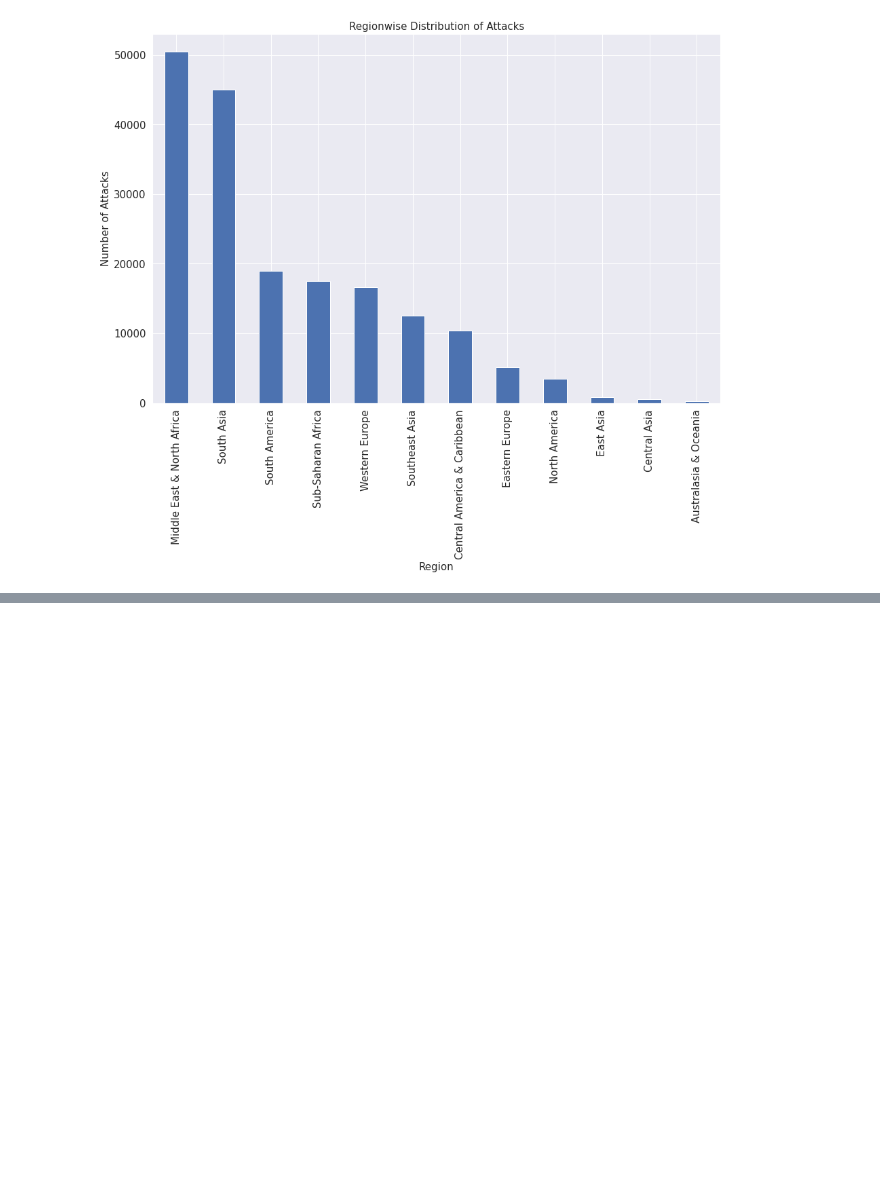
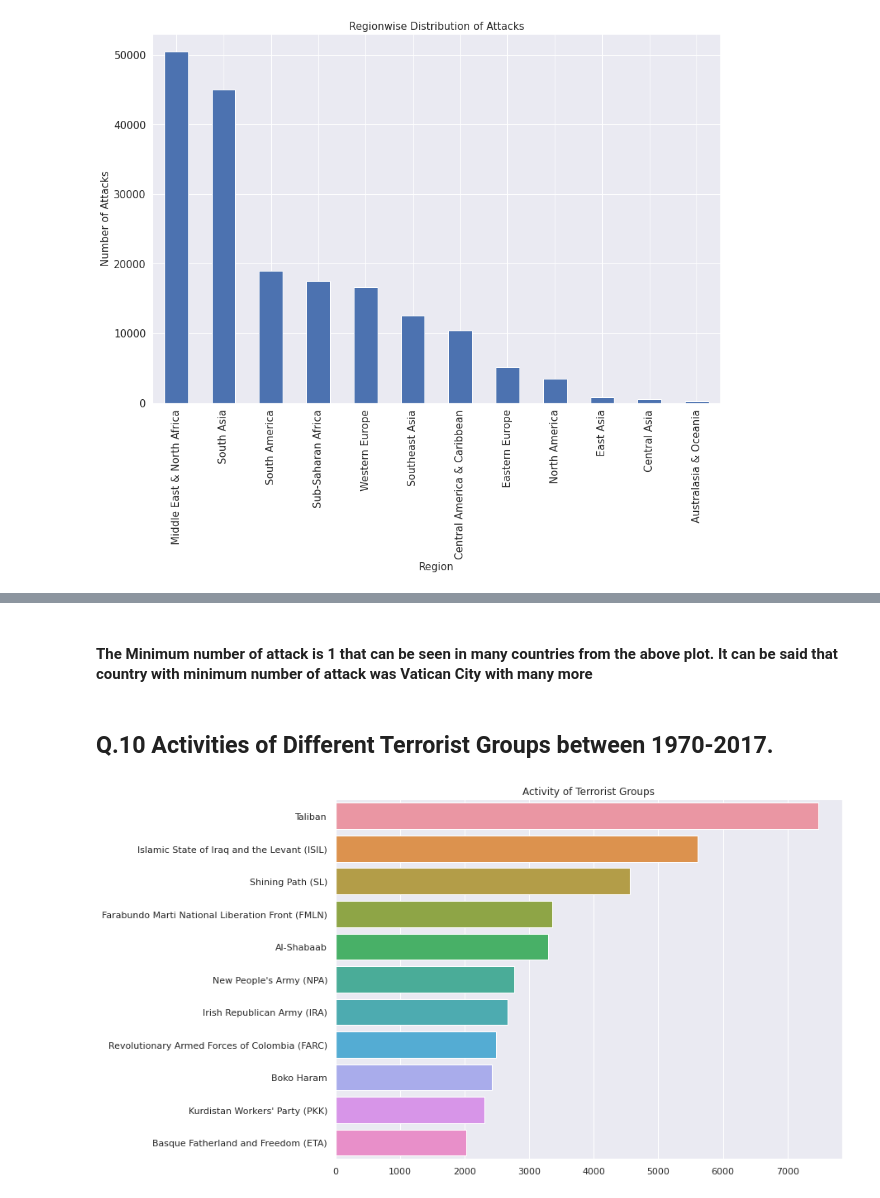
Before and after one commit to HarshJain41/Global-Terrorism-Data-Analysis, a Jupyter notebook: Harsh_Jain_Global_Terrorism_Analysis_Capstone_Project.ipynb, the cells around one changed output, grey strips where cells are left out. Saved outputs shown, nothing was run; the diff lists cells and outputs as text; code cells hidden in the pictures; blank space fills up the shorter version.

```diff
--- a/Harsh_Jain_Global_Terrorism_Analysis_Capstone_Project.ipynb
+++ b/Harsh_Jain_Global_Terrorism_Analysis_Capstone_Project.ipynb
@@ -331,0 +391,12 @@ plt.show()
+# %% [markdown]
+#### The Minimum number of attack is 1 that can be seen in many countries from the above plot. It can be said that country with minimum number of attack was Vatican City with many more
+# %% [markdown]
+## Q.10 Activities of Different Terrorist Groups between 1970-2017.
+# %%
+sns.barplot(y = new_df['group_name'].value_counts()[1:12].index, x = new_df['group_name'].value_counts()[1:12].values)
+#Here 'y = new_df['group_name'].value_counts()[1:12].index' will give all the name of different terrorist organisations
+# And 'x = new_df['group_name'].value_counts()[1:12].values)' will give the number of attacks they have done from 1970-2017
+plt.title('Activity of Terrorist Groups')
+plt.show()
+# %% [output]
+[figure, added]
```
Also changed, not shown: parts of 16 cells of this notebook.
